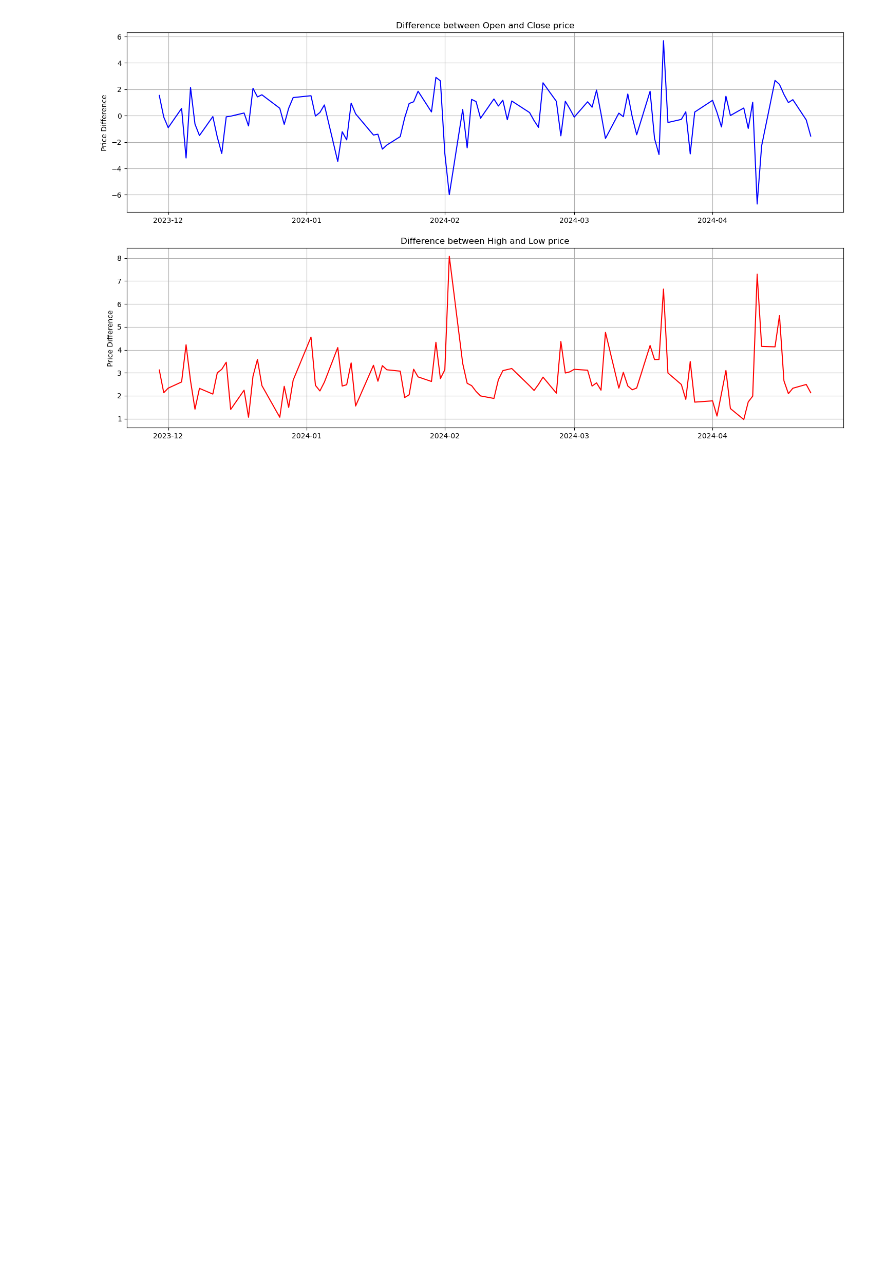
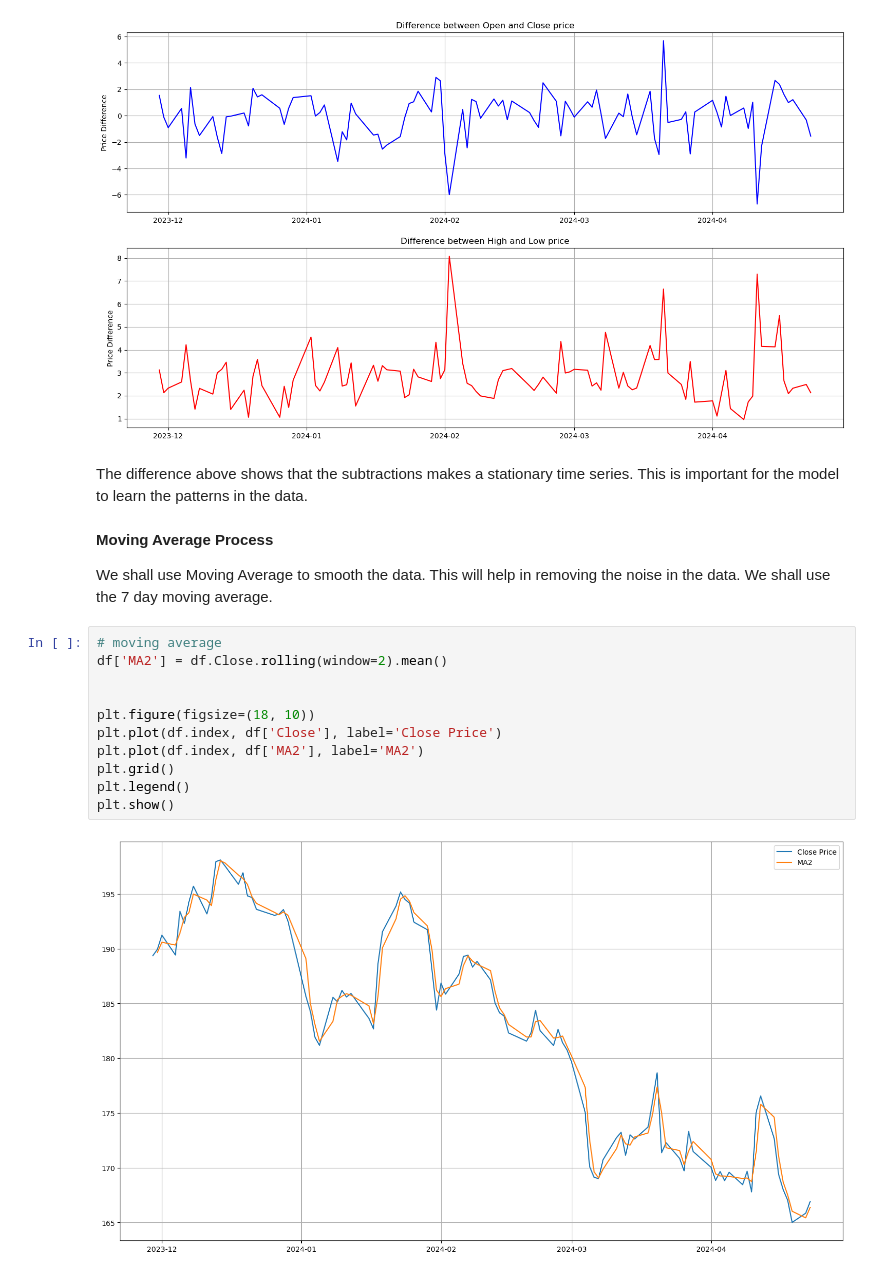
Before and after one commit to Billy272/Financial_bot, a Jupyter notebook: Algorithm_py/main.ipynb, the cells around one changed output. Drawn from its saved outputs; the diff is of its cells as text; blank space fills up the shorter version.

Commit message:
moving average

```diff
--- a/Algorithm_py/main.ipynb
+++ b/Algorithm_py/main.ipynb
@@ -117,3 +117,22 @@ plt.ylabel('Price Difference')
 plt.show()
 # %% [output]
 [figure]
+# %% [markdown]
+The difference above shows that the subtractions makes a stationary time series. This is important for the model to learn the patterns in the data.
+# %% [markdown]
+**Moving Average Process**
+
+We shall use Moving Average to smooth the data. This will help in removing the noise in the data. We shall use the 7 day moving average.
+# %%
+# moving average
+df['MA2'] = df.Close.rolling(window=2).mean()
+
+
+plt.figure(figsize=(18, 10))
+plt.plot(df.index, df['Close'], label='Close Price')
+plt.plot(df.index, df['MA2'], label='MA2')
+plt.grid()
+plt.legend()
+plt.show()
+# %% [output]
+[figure, added]
```
